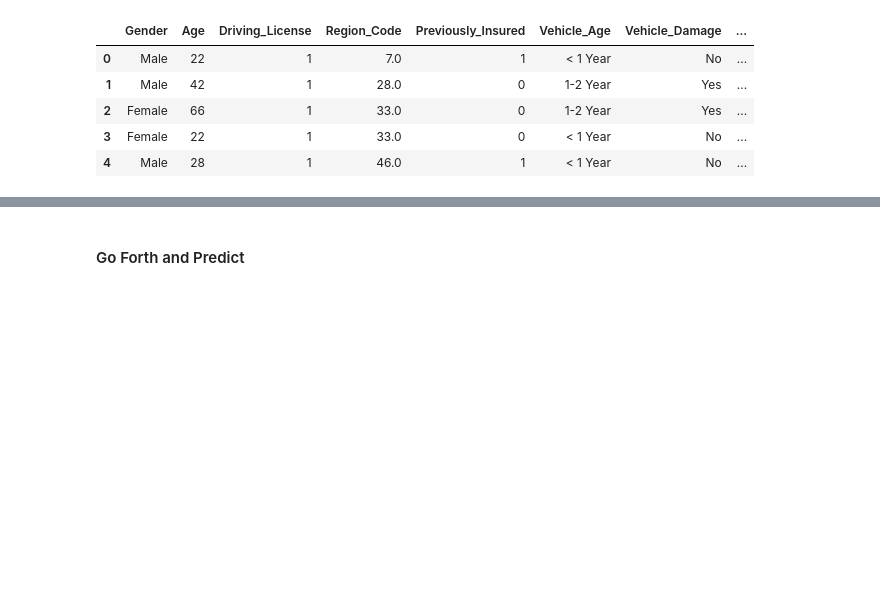
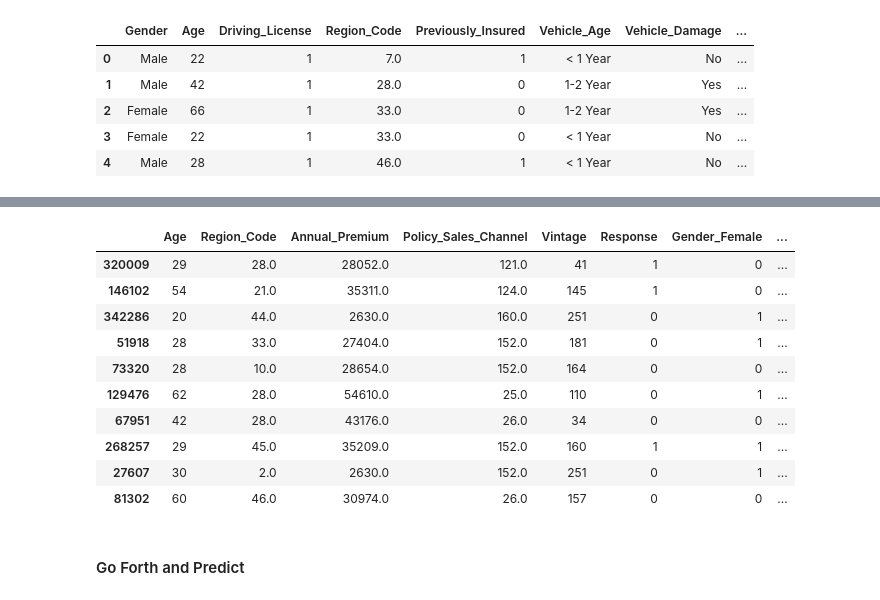
Before and after one commit to Nishaa95/Basic_Stats_in_Python_Student_Workbooks, a Jupyter notebook: 027_Imbalanced_Dataset_Regression.ipynb, the cells around one changed output, grey strips where cells are left out. Cells and saved outputs as stored; diff of their text form; code cells hidden in the pictures; blank space fills up the shorter version.

```diff
--- a/027_Imbalanced_Dataset_Regression.ipynb
+++ b/027_Imbalanced_Dataset_Regression.ipynb
@@ -500,2 +527,17 @@ sns.countplot(data=df2_, x="Response")
+# %%
+df2 = pd.get_dummies(df2_)
+df2.sample(10)
+# %% [output]
+|  | Age | Region_Code | Annual_Premium | Policy_Sales_Channel | Vintage | Response | Gender_Female | ... |
+| 320009 | 29 | 28.0 | 28052.0 | 121.0 | 41 | 1 | 0 | ... |
+| 146102 | 54 | 21.0 | 35311.0 | 124.0 | 145 | 1 | 0 | ... |
+| 342286 | 20 | 44.0 | 2630.0 | 160.0 | 251 | 0 | 1 | ... |
+| 51918 | 28 | 33.0 | 27404.0 | 152.0 | 181 | 0 | 1 | ... |
+| 73320 | 28 | 10.0 | 28654.0 | 152.0 | 164 | 0 | 0 | ... |
+| 129476 | 62 | 28.0 | 54610.0 | 25.0 | 110 | 0 | 1 | ... |
+| 67951 | 42 | 28.0 | 43176.0 | 26.0 | 34 | 0 | 0 | ... |
+| 268257 | 29 | 45.0 | 35209.0 | 152.0 | 160 | 1 | 1 | ... |
+| 27607 | 30 | 2.0 | 2630.0 | 152.0 | 251 | 0 | 1 | ... |
+| 81302 | 60 | 46.0 | 30974.0 | 26.0 | 157 | 0 | 0 | ... |
 # %% [markdown]
 #### Go Forth and Predict
```
Also changed, not shown: parts of 12 cells of this notebook, 1 other file.
